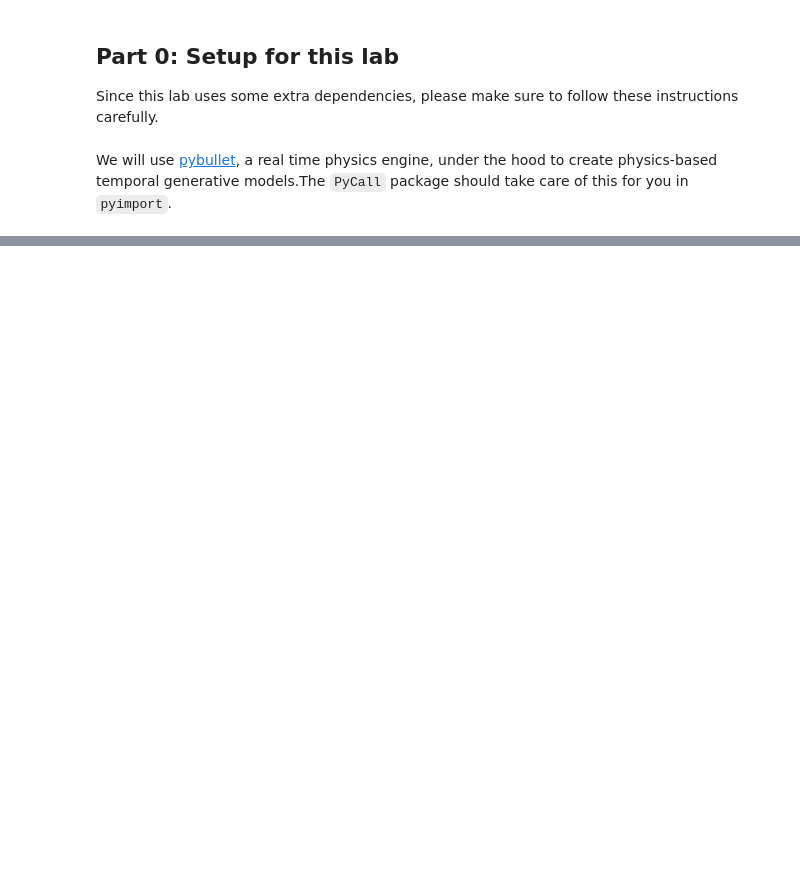
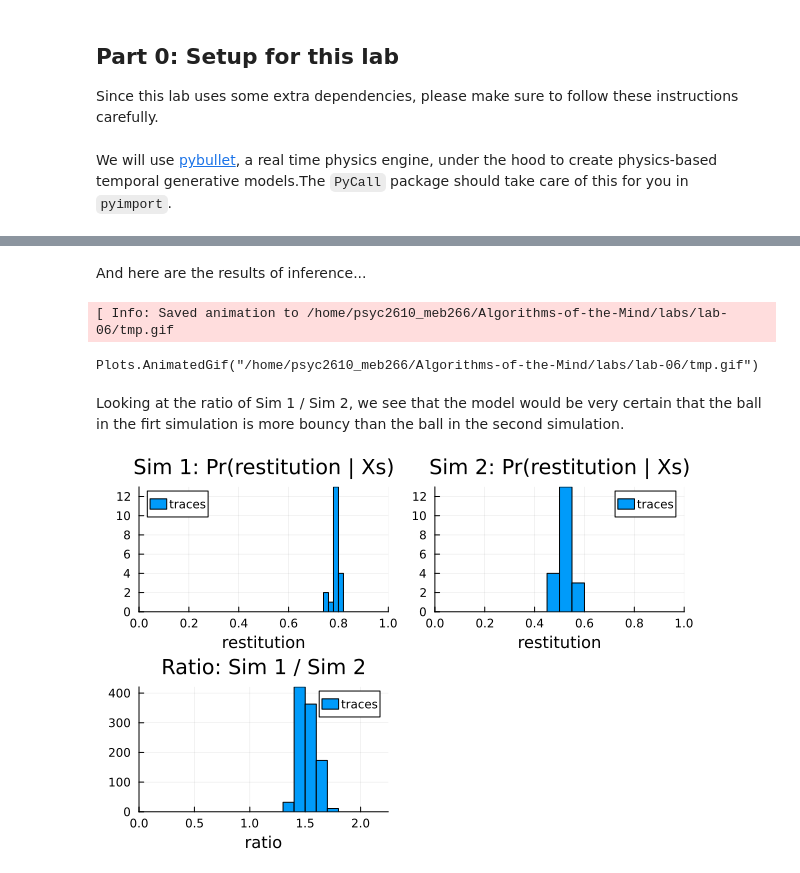
Before and after one commit to CNCLgithub/Algorithms-of-the-Mind, a Jupyter notebook: labs/lab-06/bouncing-balls.ipynb, the cells around one changed output, grey strips where cells are left out. Drawn from its saved outputs; the diff is of its cells as text; code cells hidden in the pictures; blank space fills up the shorter version.

```diff
--- a/labs/lab-06/bouncing-balls.ipynb
+++ b/labs/lab-06/bouncing-balls.ipynb
@@ -459,0 +513,2 @@ Visualizing the predictions of these traces, we can see that the inference proce
+# %%
+trace, _ = Gen.generate(model, gargs);
@@ -459,0 +545,13 @@ Visualizing the predictions of these traces, we can see that the inference proce
+# %%
+traces = [first(Gen.generate(model, gargs)) for _=1:7];
+
+function animate_traces(traces::Vector{<:Gen.Trace})
+    n = length(traces)
+    zzs = reduce(hcat, map(get_zs, traces))
+    t = size(zzs, 1)
+    anim = @animate for i=2:t
+        simplot(zzs, i)
+    end
+end
+
+gif(animate_traces(traces), fps=24)
@@ -496,0 +789,50 @@ plot_latents(result)
+# %%
+result2 = inference_procedure(gargs, observations2); #should take a 5-15 seconds
+# %% [markdown]
+And here are the results of inference...
+# %%
+gif(animate_traces(result2), fps=24)
+# %% [output]
+[ Info: Saved animation to /home/psyc2610_meb266/Algorithms-of-the-Mind/labs/lab-06/tmp.gif
+Plots.AnimatedGif("/home/psyc2610_meb266/Algorithms-of-the-Mind/labs/lab-06/tmp.gif")
+# %% [markdown]
+Looking at the ratio of Sim 1 / Sim 2, we see that the model would be very certain that the ball in the firt simulation is more bouncy than the ball in the second simulation.
+# %%
+function bootstrap_ratio(latent1, latent2, n = 1000)
+    samples = Vector{Float64}(undef, n)
+    for i = 1:n
+        samples[i] = rand(latent1) / rand(latent2)
+    end
+    return samples
+end
+
+function compare_latents(sim1::Vector{<:Gen.Trace}, sim2::Vector{<:Gen.Trace})
+        _, restitution1 = get_latents(sim1)
+        _, restitution2 = get_latents(sim2)
+        ratio = bootstrap_ratio(restitution1, restitution2)
+
+        res_plt1 = histogram(
+            restitution1, title="Sim 1: Pr(restitution | Xs)",
+            xlabel="restitution", label="traces",
+            xlims = (0., 1.0),
+            bins=3
+        )
+        res_plt2 = histogram(
+            restitution2, title="Sim 2: Pr(restitution | Xs)",
+            xlabel="restitution", label="traces",
+            xlims = (0., 1.0),
+            bins=3
+        )
+
+        ratio_plt =  histogram(
+            ratio, title="Ratio: Sim 1 / Sim 2",
+            xlabel="ratio", label="traces",
+            xlims = (0., 2.25),
+            bins=5
+        )
+        return plot(res_plt1, res_plt2, ratio_plt)
+    end
+
+    compare_latents(result, result2)
+# %% [output]
+[figure, added]
```
Also changed, not shown: parts of 111 cells of this notebook.
